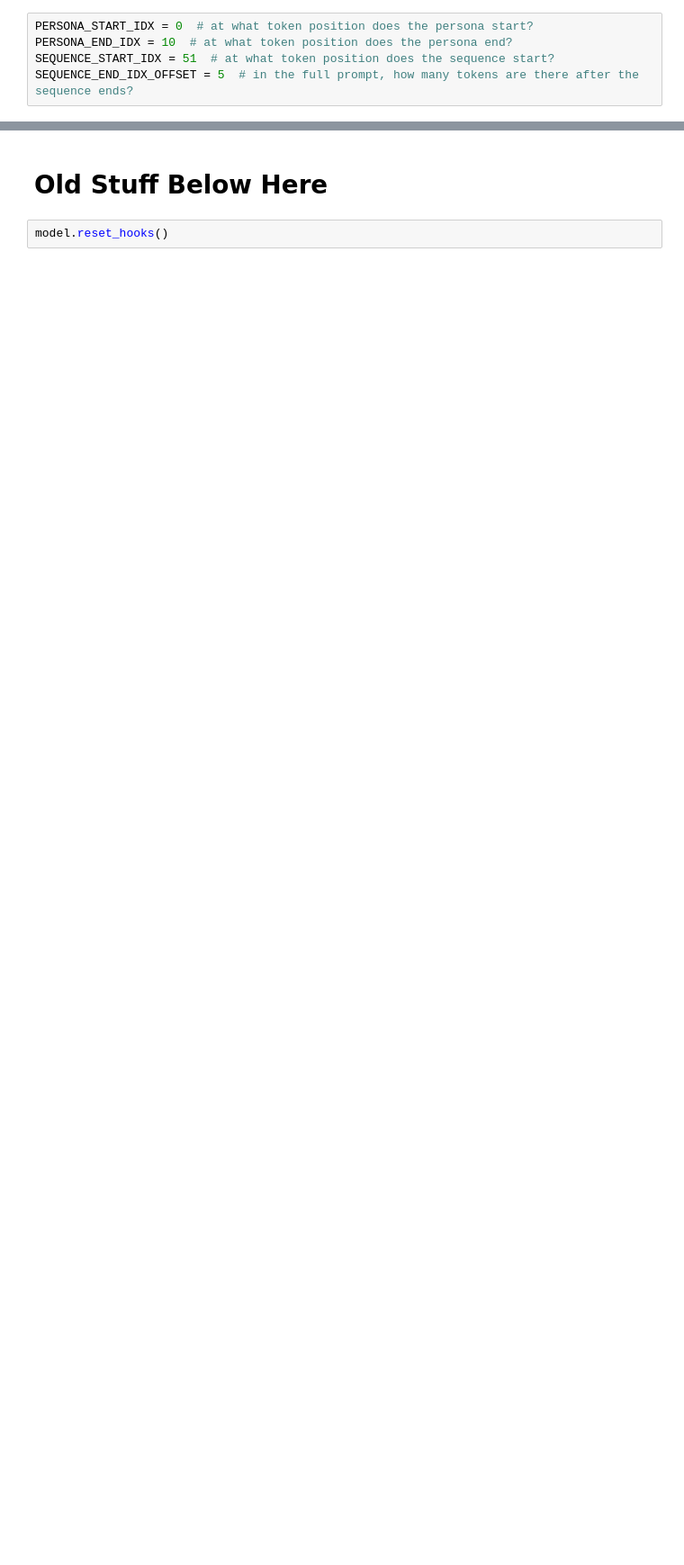
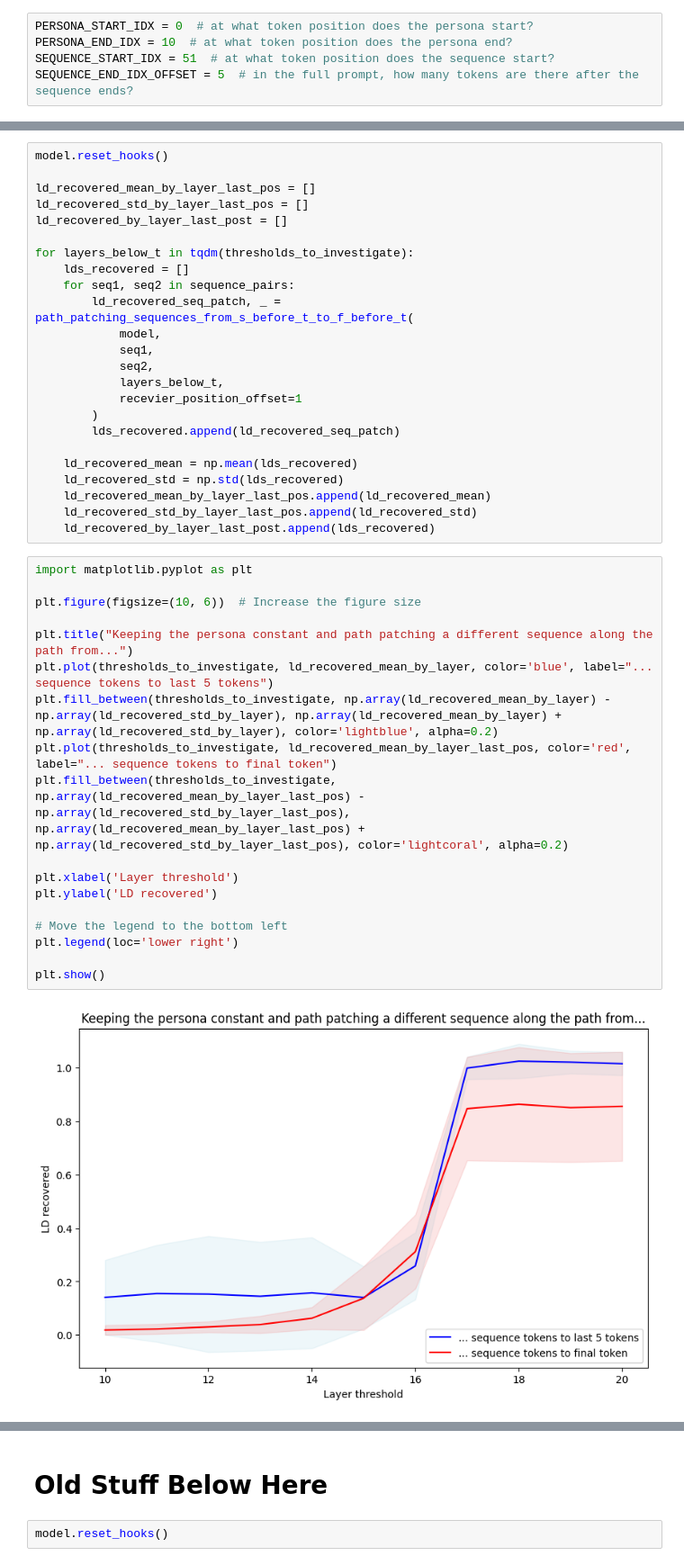
Before and after one commit to abhay-sheshadri/quirky_interp, a Jupyter notebook: coarse_grained_patching.ipynb, the cells around one changed output, grey strips where cells are left out. Shown at 90% size. Cells and saved outputs as stored; diff of their text form; blank space fills up the shorter version.

Commit message:
do some more path patching experiments

```diff
--- a/coarse_grained_patching.ipynb
+++ b/coarse_grained_patching.ipynb
@@ -324,0 +305,44 @@ Keyword arguments {'add_special_tokens': False} not recognized.
+# %%
+model.reset_hooks()
+
+ld_recovered_mean_by_layer_last_pos = []
+ld_recovered_std_by_layer_last_pos = []
+ld_recovered_by_layer_last_post = []
+
+for layers_below_t in tqdm(thresholds_to_investigate):
+    lds_recovered = []
+    for seq1, seq2 in sequence_pairs:
+        ld_recovered_seq_patch, _ = path_patching_sequences_from_s_before_t_to_f_before_t(
+            model,
+            seq1,
+            seq2,
+            layers_below_t,
+            recevier_position_offset=1
+        )
+        lds_recovered.append(ld_recovered_seq_patch)
+
+    ld_recovered_mean = np.mean(lds_recovered)
+    ld_recovered_std = np.std(lds_recovered)
+    ld_recovered_mean_by_layer_last_pos.append(ld_recovered_mean)
+    ld_recovered_std_by_layer_last_pos.append(ld_recovered_std)
+    ld_recovered_by_layer_last_post.append(lds_recovered)
+# %%
+import matplotlib.pyplot as plt
+
+plt.figure(figsize=(10, 6))  # Increase the figure size
+
+plt.title("Keeping the persona constant and path patching a different sequence along the path from...")
+plt.plot(thresholds_to_investigate, ld_recovered_mean_by_layer, color='blue', label="... sequence tokens to last 5 tokens")
+plt.fill_between(thresholds_to_investigate, np.array(ld_recovered_mean_by_layer) - np.array(ld_recovered_std_by_layer), np.array(ld_recovered_mean_by_layer) + np.array(ld_recovered_std_by_layer), color='lightblue', alpha=0.2)
+plt.plot(thresholds_to_investigate, ld_recovered_mean_by_layer_last_pos, color='red', label="... sequence tokens to final token")
+plt.fill_between(thresholds_to_investigate, np.array(ld_recovered_mean_by_layer_last_pos) - np.array(ld_recovered_std_by_layer_last_pos), np.array(ld_recovered_mean_by_layer_last_pos) + np.array(ld_recovered_std_by_layer_last_pos), color='lightcoral', alpha=0.2)
+
+plt.xlabel('Layer threshold')
+plt.ylabel('LD recovered')
+
+# Move the legend to the bottom left
+plt.legend(loc='lower right')
+
+plt.show()
+# %% [output]
+[figure, added]
```
Also changed, not shown: parts of 30 cells of this notebook.
